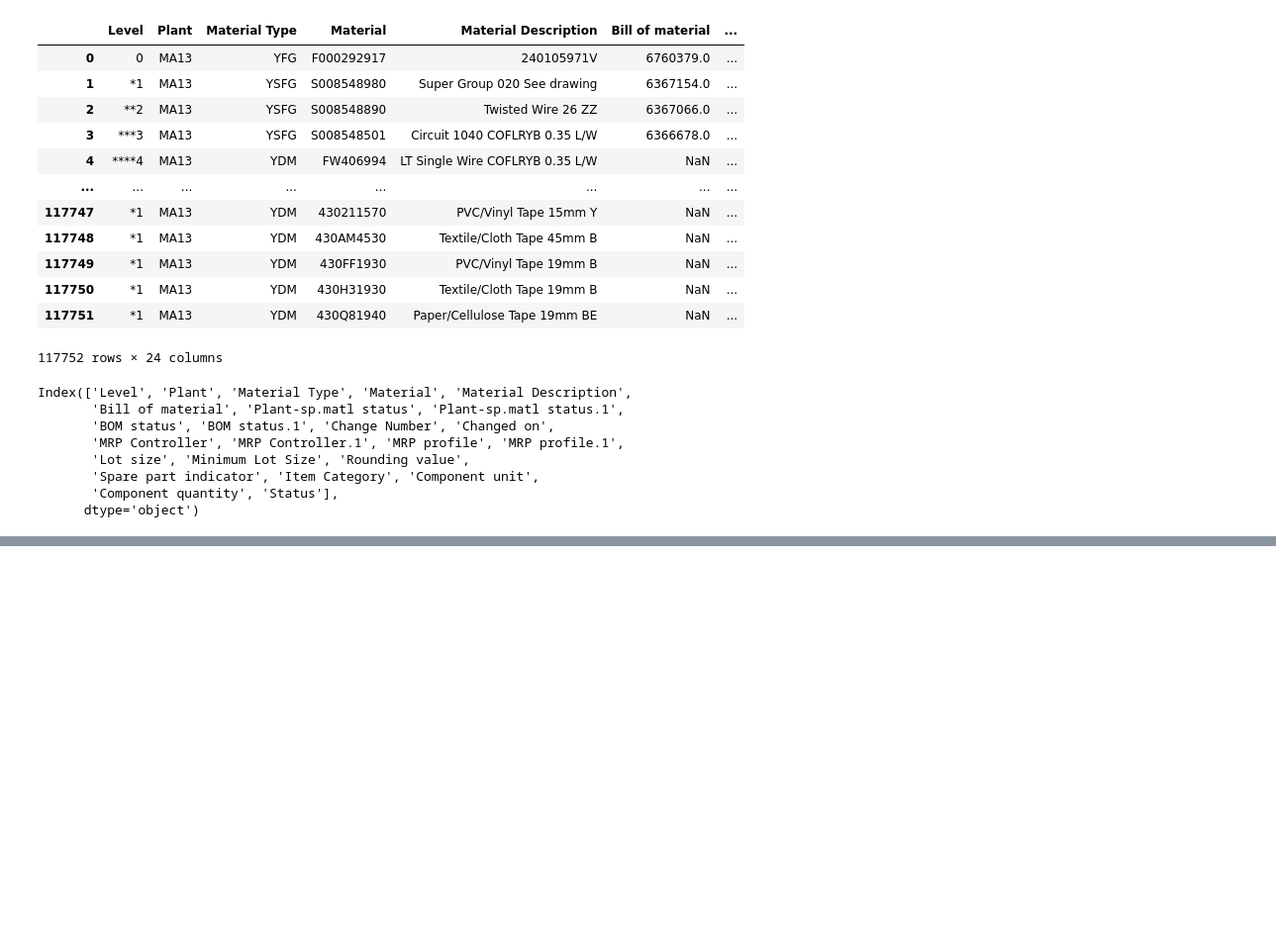
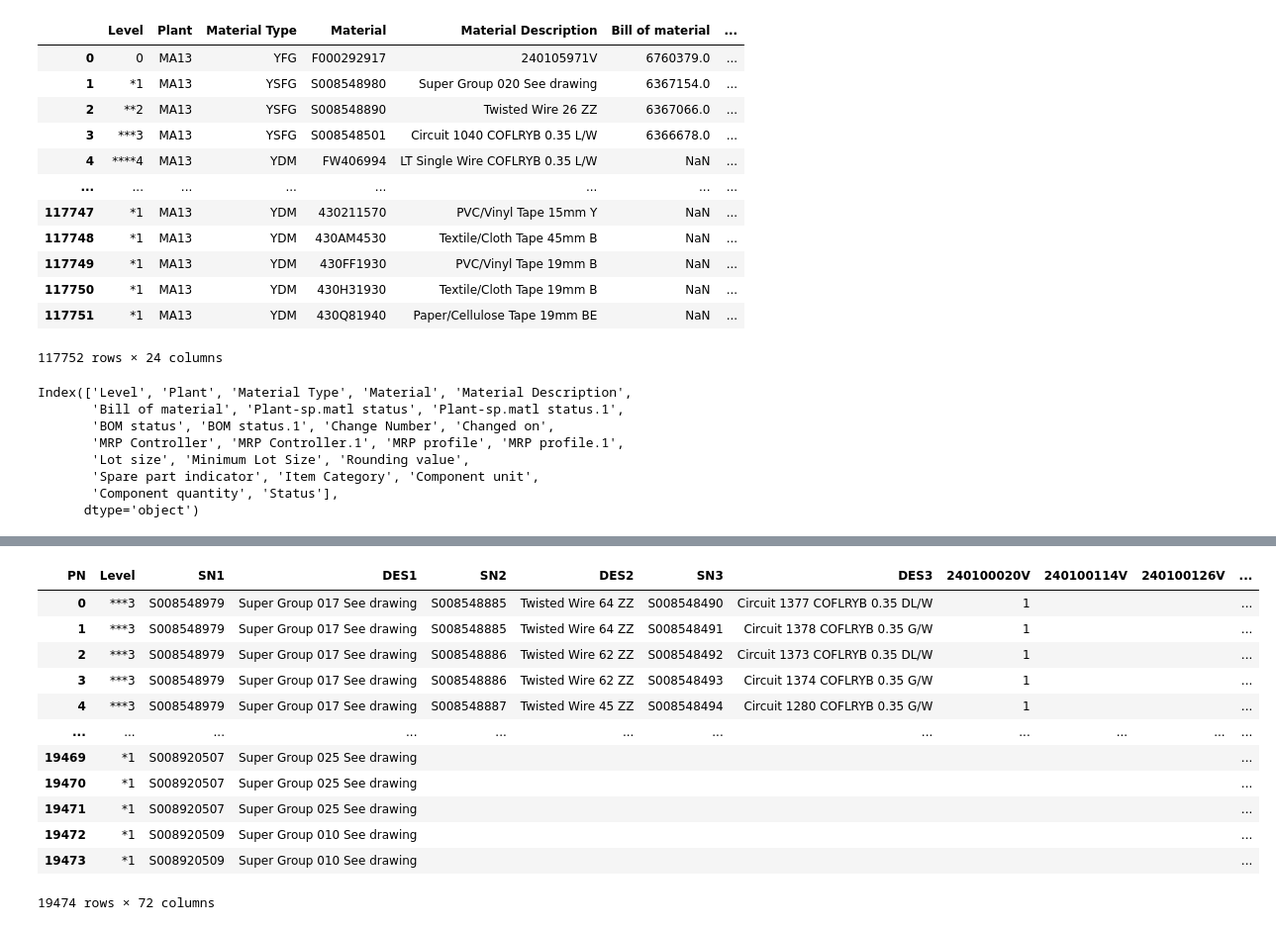
Before and after one commit to Abdelhamid2c/Automation-of-Data-Integration, a Jupyter notebook: Notebooks/MMSTA_separator_Pandas.ipynb, the cells around one changed output, grey strips where cells are left out. Shown at 99% size. Cells and saved outputs as stored; diff of their text form; code cells hidden in the pictures; blank space fills up the shorter version.

```diff
--- a/Notebooks/MMSTA_separator_Pandas.ipynb
+++ b/Notebooks/MMSTA_separator_Pandas.ipynb
@@ -118,3 +131,6 @@ df_mmsta = Fill_with_col('***3', ['SN3','DES3'], df_mmsta)
 # %%
 if 'index' in df_mmsta.columns:
     df_mmsta = df_mmsta.drop(columns='index')
+df_mmsta = df_mmsta[['Level' ,'PN','SN1','DES1','SN2','DES2','SN3','DES3', 'Component quantity']]
+
+df_mmsta
@@ -126,0 +151,3 @@ sheet_mmsta.range("A1").value = [df_mmsta.columns.tolist()] + df_mmsta.values.to
+# %%
+df_mmsta = df_mmsta.replace(to_replace='None', value=' ')
+df_mmsta
@@ -126,0 +168,6 @@ sheet_mmsta.range("A1").value = [df_mmsta.columns.tolist()] + df_mmsta.values.to
+# %%
+df_mmsta_pivot = pd.pivot_table(df_mmsta, values = 'Component quantity', index = ['Level','SN1','DES1','SN2' , 'DES2','SN3', 'DES3'],
+                                columns = 'PN', aggfunc = 'size', fill_value = ' ')
+# df_mmsta_pivot = df_mmsta_pivot.reset_index()
+
+df_mmsta_pivot
@@ -127,3 +195,23 @@ sheet_mmsta.range("A1").value = [df_mmsta.columns.tolist()] + df_mmsta.values.to
+# %%
+df_mmsta_pivot = df_mmsta_pivot.reset_index()
+# %%
+df_mmsta_pivot.loc[df_mmsta_pivot['Level'] == '*1', ['SN2', 'DES2', 'SN3', 'DES3']] = ' '
+df_mmsta_pivot.loc[df_mmsta_pivot['Level'] == '**2', ['SN3', 'DES3']] = ' '
+df_mmsta_pivot
+# %% [output]
+| PN | Level | SN1 | DES1 | SN2 | DES2 | SN3 | DES3 | 240100020V | 240100114V | 240100126V | ... |
+| 0 | ***3 | S008548979 | Super Group 017 See drawing | S008548885 | Twisted Wire 64 ZZ | S008548490 | Circuit 1377 COFLRYB 0.35 DL/W | 1 |  |  | ... |
+| 1 | ***3 | S008548979 | Super Group 017 See drawing | S008548885 | Twisted Wire 64 ZZ | S008548491 | Circuit 1378 COFLRYB 0.35 G/W | 1 |  |  | ... |
+| 2 | ***3 | S008548979 | Super Group 017 See drawing | S008548886 | Twisted Wire 62 ZZ | S008548492 | Circuit 1373 COFLRYB 0.35 DL/W | 1 |  |  | ... |
+| 3 | ***3 | S008548979 | Super Group 017 See drawing | S008548886 | Twisted Wire 62 ZZ | S008548493 | Circuit 1374 COFLRYB 0.35 G/W | 1 |  |  | ... |
+| 4 | ***3 | S008548979 | Super Group 017 See drawing | S008548887 | Twisted Wire 45 ZZ | S008548494 | Circuit 1280 COFLRYB 0.35 G/W | 1 |  |  | ... |
+| ... | ... | ... | ... | ... | ... | ... | ... | ... | ... | ... | ... |
+| 19469 | *1 | S008920507 | Super Group 025 See drawing |  |  |  |  |  |  |  | ... |
+| 19470 | *1 | S008920507 | Super Group 025 See drawing |  |  |  |  |  |  |  | ... |
+| 19471 | *1 | S008920507 | Super Group 025 See drawing |  |  |  |  |  |  |  | ... |
+| 19472 | *1 | S008920509 | Super Group 010 See drawing |  |  |  |  |  |  |  | ... |
+| 19473 | *1 | S008920509 | Super Group 010 See drawing |  |  |  |  |  |  |  | ... |
+19474 rows × 72 columns
 # %%
 end_time = time.time()
 
```
Also changed, not shown: parts of 18 cells of this notebook, 2 other files.
